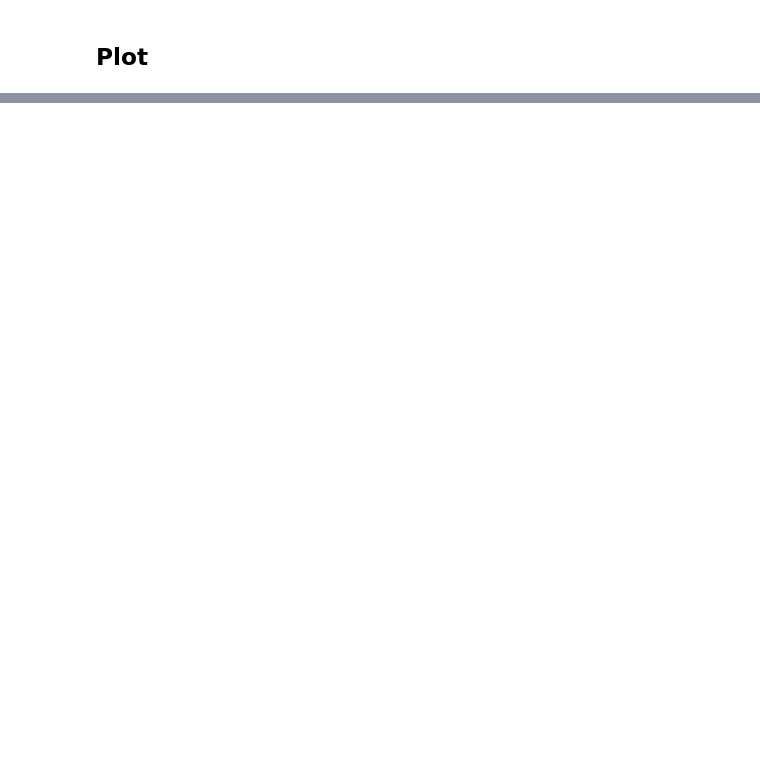
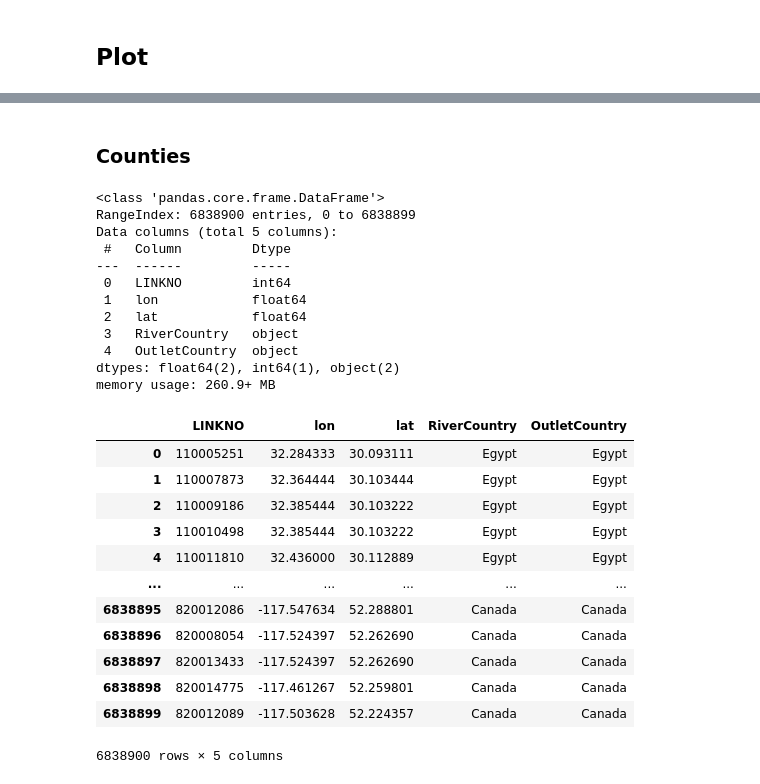
Before and after one commit to WikiWatershed/global-hydrography, a Jupyter notebook: examples/1_ExploreGetData.ipynb, the cells around one changed output, grey strips where cells are left out. Drawn from its saved outputs; the diff is of its cells as text; code cells hidden in the pictures; blank space fills up the shorter version.

```diff
--- a/examples/1_ExploreGetData.ipynb
+++ b/examples/1_ExploreGetData.ipynb
@@ -262,0 +572,35 @@ Amazon Web Services (AWS) Resources:
+# %% [markdown]
+### Counties
+# %%
+df = pd.read_parquet(
+    data_dir / 'geoglows-v2/tables/v2-countries-table.parquet',
+    # dtype_backend='pyarrow', # arrow seems to slow down reading & increase memeory
+)
+df.info()
+df
+# %% [output]
+<class 'pandas.core.frame.DataFrame'>
+RangeIndex: 6838900 entries, 0 to 6838899
+Data columns (total 5 columns):
+ #   Column         Dtype
+---  ------         -----
+ 0   LINKNO         int64
+ 1   lon            float64
+ 2   lat            float64
+ 3   RiverCountry   object
+ 4   OutletCountry  object
+dtypes: float64(2), int64(1), object(2)
+memory usage: 260.9+ MB
+|  | LINKNO | lon | lat | RiverCountry | OutletCountry |
+| 0 | 110005251 | 32.284333 | 30.093111 | Egypt | Egypt |
+| 1 | 110007873 | 32.364444 | 30.103444 | Egypt | Egypt |
+| 2 | 110009186 | 32.385444 | 30.103222 | Egypt | Egypt |
+| 3 | 110010498 | 32.385444 | 30.103222 | Egypt | Egypt |
+| 4 | 110011810 | 32.436000 | 30.112889 | Egypt | Egypt |
+| ... | ... | ... | ... | ... | ... |
+| 6838895 | 820012086 | -117.547634 | 52.288801 | Canada | Canada |
+| 6838896 | 820008054 | -117.524397 | 52.262690 | Canada | Canada |
+| 6838897 | 820013433 | -117.524397 | 52.262690 | Canada | Canada |
+| 6838898 | 820014775 | -117.461267 | 52.259801 | Canada | Canada |
+| 6838899 | 820012089 | -117.503628 | 52.224357 | Canada | Canada |
+6838900 rows × 5 columns
```
Also changed, not shown: parts of 92 cells of this notebook, 5 other files.
